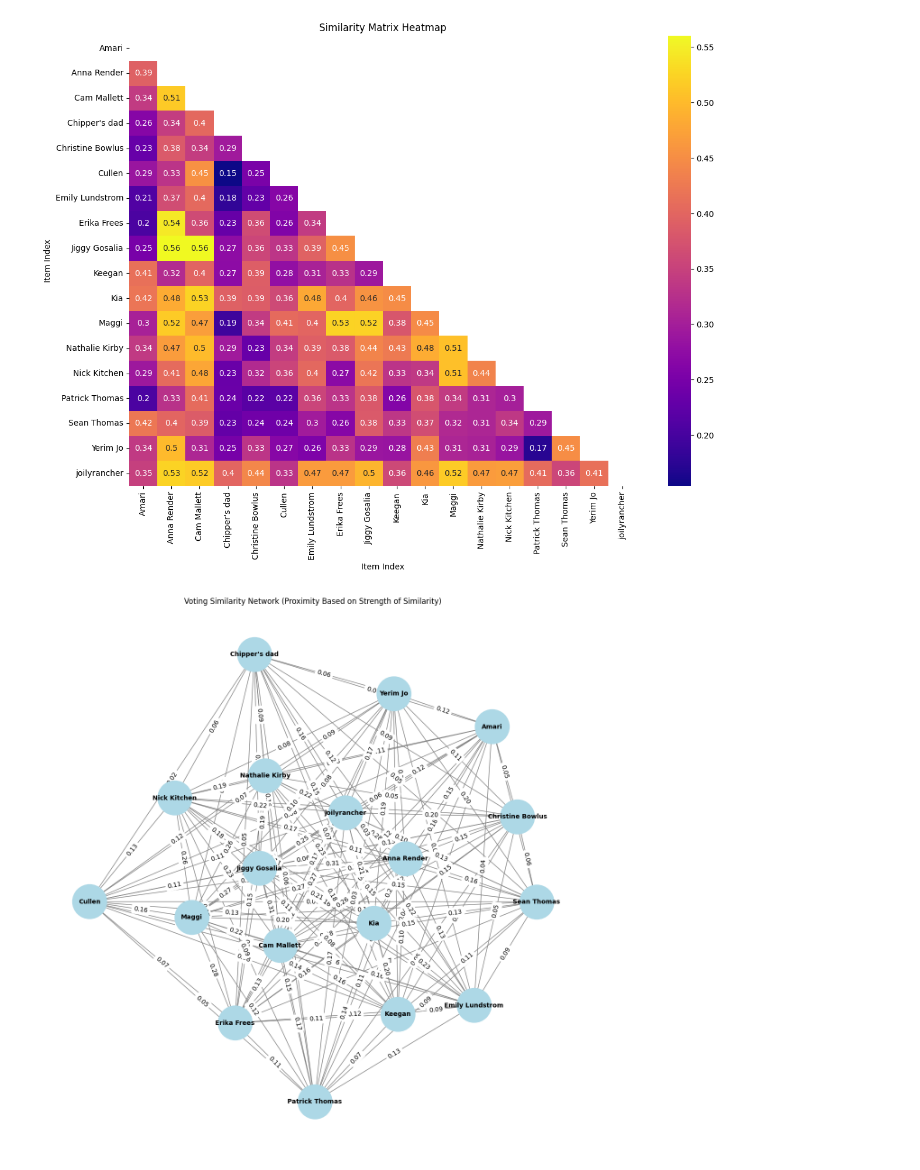
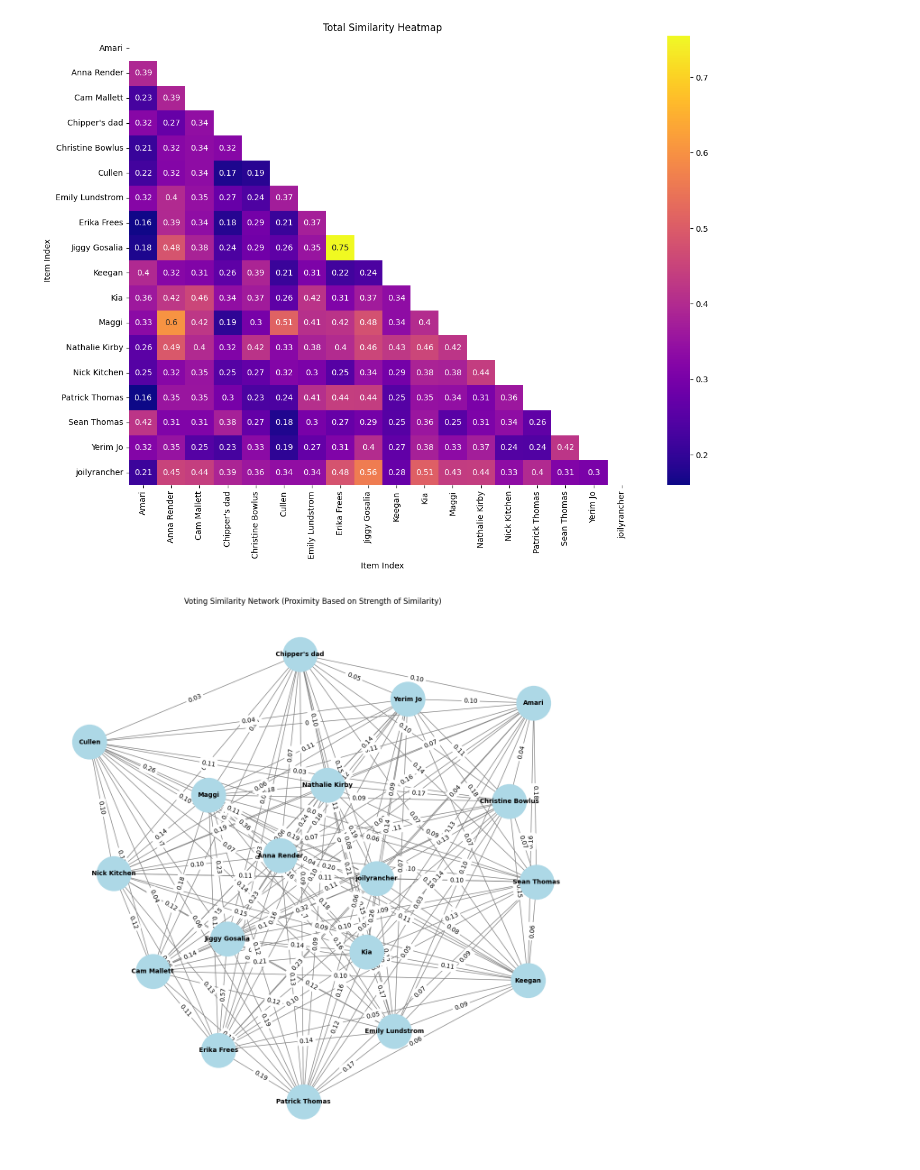
Before and after one commit to ajwinters/SpotifyPlayground, a Jupyter notebook: musicleague/networkmaps.ipynb, the cells around one changed output. Saved outputs shown, nothing was run; the diff lists cells and outputs as text; code cells hidden in the pictures.

Commit message:
all 10 rounds

```diff
--- a/musicleague/networkmaps.ipynb
+++ b/musicleague/networkmaps.ipynb
@@ -26,35 +81,34 @@ vote = vote.merge(comp,left_on='Voter ID',right_on='ID')
+# %%
+
+pivot = vote.pivot_table(
+    index='Name', columns='Spotify URI', values='Points Assigned', fill_value=0
+)
+
+# Compute the similarity matrix (cosine similarity)
+similarity_matrix = cosine_similarity(pivot)
+#similarity_matrix = np.dot(pivot, pivot.T)
+
+# Convert the matrix to a DataFrame for easier manipulation
+similarity_df = pd.DataFrame(
+    similarity_matrix, index=pivot.index, columns=pivot.index
+)
+mask = np.triu(np.ones_like(similarity_df, dtype=bool))
+
+similarity_df.to_csv('similarity_df.csv')
+
+plt.figure(figsize=(14, 10))
+sns.heatmap(similarity_df,mask=mask, annot=True, cmap="plasma", cbar=True)
+
+# Add labels
+plt.title("{} Heatmap".format("Total Similarity"))
+plt.xlabel("Item Index")
+plt.ylabel("Item Index")
+plt.savefig('heatmap fall songs {}.png'.format('Total Similarity'))
+# Show plot
+#plt.show()
+# %% [output]
+[figure, added]
 # %%
-# Create a pivot table of Points Assigned by Voter ID and Song
-
-voter = vote[vote['Round ID'] == 'fd310df6d55c4a3d9062c53c89faf125']
-
-pivot = vote.pivot_table(
-    index='Name', columns='Spotify URI', values='Points Assigned', fill_value=0
-)
-
-# Compute the similarity matrix (cosine similarity)
-similarity_matrix = cosine_similarity(pivot)
-#similarity_matrix = np.dot(pivot, pivot.T)
-
-# Convert the matrix to a DataFrame for easier manipulation
-similarity_df = pd.DataFrame(
-    similarity_matrix, index=pivot.index, columns=pivot.index
-)
-mask = np.triu(np.ones_like(similarity_df, dtype=bool))
-
-similarity_df.to_csv('similarity_df.csv')
-
-plt.figure(figsize=(14, 10))
-sns.heatmap(similarity_df,mask=mask, annot=True, cmap="plasma", cbar=True)
-
-# Add labels
-plt.title("Similarity Matrix Heatmap")
-plt.xlabel("Item Index")
-plt.ylabel("Item Index")
-plt.savefig('heatmap fall songs.png')
-# Show plot
-#plt.show()
-
 
 # Create a graph using NetworkX
 G = nx.Graph()
@@ -63,32 +117,31 @@ G = nx.Graph()
 for voter in similarity_df.index:
     G.add_node(voter)
 
 # Add weighted edges based on similarity
 for i, voter1 in enumerate(similarity_df.index):
     for j, voter2 in enumerate(similarity_df.columns):
         if i != j:  # Exclude self-similarity
             weight = similarity_df.iloc[i, j]
             if weight > 0:  # Add an edge only if there’s some similarity
                 G.add_edge(voter1, voter2, weight=weight**2)
 
 # Use a force-directed layout (spring layout) where edge weights determine proximity
 pos = nx.spring_layout(G, weight='weight', seed=42)
 
 # Visualize the graph
 plt.figure(figsize=(12, 12))
 nx.draw(
     G, pos, with_labels=True, node_color='lightblue', edge_color='gray',
     node_size=3000, font_size=10, font_weight='bold'
 )
 
 # Add edge labels to show weights
 edge_labels = nx.get_edge_attributes(G, 'weight')
 edge_labels = {key: f"{value:.2f}" for key, value in edge_labels.items()}
 nx.draw_networkx_edge_labels(G, pos, edge_labels=edge_labels)
 
 plt.title("Voting Similarity Network (Proximity Based on Strength of Similarity)")
 plt.savefig('../output/network graph fall songs.png')
 #plt.show()
 # %% [output]
-[figure, old version]
+[figure, new version]
-[figure, removed]
```
Also changed, not shown: parts of 7 cells of this notebook, 8 other files.
